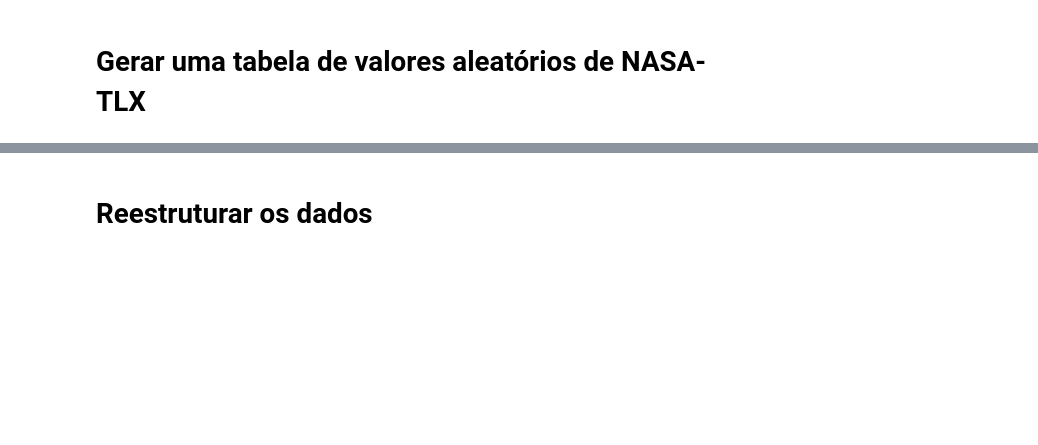
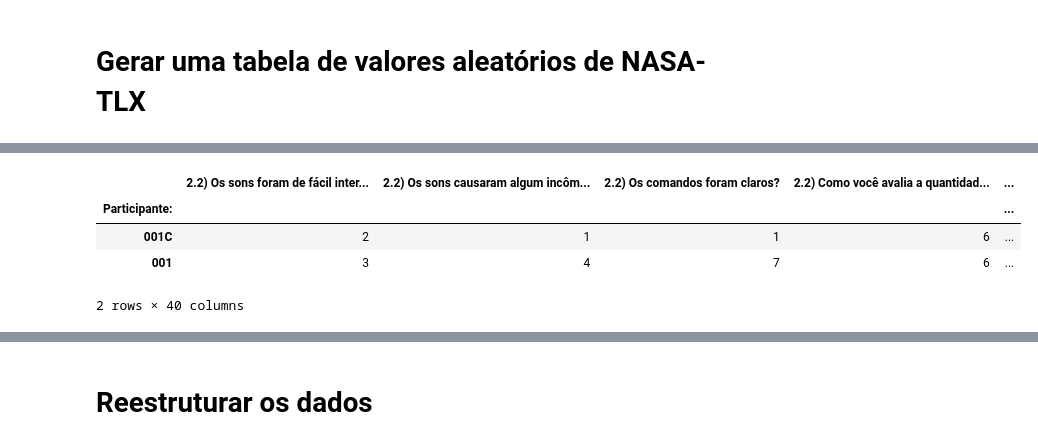
Before and after one commit to IvanRehder/resultados-pesquisa, a Jupyter notebook: Nasa-TLX/NASA.ipynb, the cells around one changed output, grey strips where cells are left out. Saved outputs shown, nothing was run; the diff lists cells and outputs as text; code cells hidden in the pictures; blank space fills up the shorter version.

```diff
--- a/Nasa-TLX/NASA.ipynb
+++ b/Nasa-TLX/NASA.ipynb
@@ -77,0 +66,9 @@ nasa_df
+# %%
+dfQuestionario = df_resto_4.set_index('Participante:').drop('Carimbo de data/hora', axis = 1 )
+dfQuestionario.head()
+# %% [output]
+|  | 2.2) Os sons foram de fácil inter... | 2.2) Os sons causaram algum incôm... | 2.2) Os comandos foram claros? | 2.2) Como você avalia a quantidad... | ... |
+| Participante: |  |  |  |  | ... |
+| 001C | 2 | 1 | 1 | 6 | ... |
+| 001 | 3 | 4 | 7 | 6 | ... |
+2 rows × 40 columns
```
Also changed, not shown: parts of 9 cells of this notebook, 2 other files.
